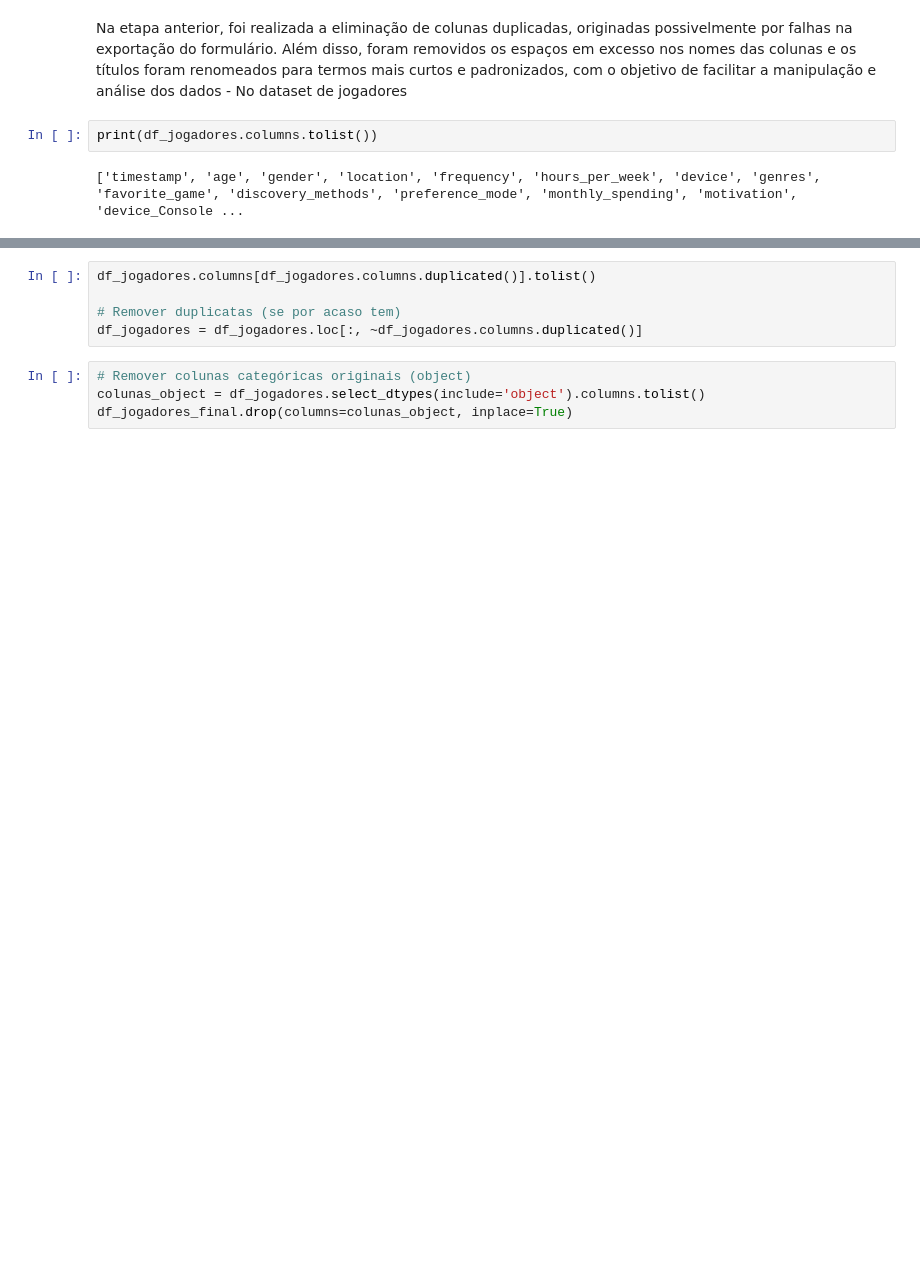
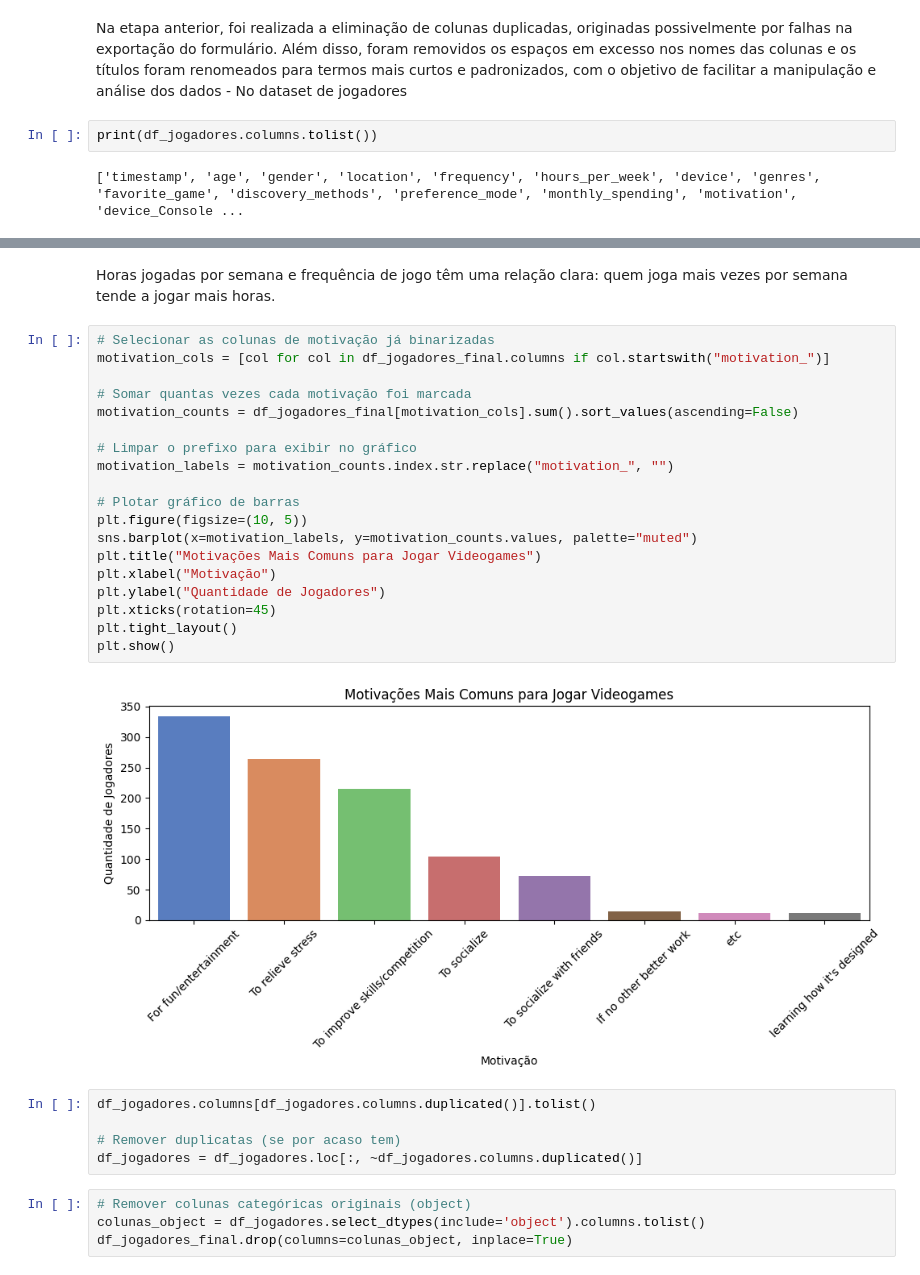
Before and after one commit to zeliasporto/game_rec, a Jupyter notebook: ProjetoFinalJogos_corrigido.ipynb, the cells around one changed output, grey strips where cells are left out. Saved outputs shown, nothing was run; the diff lists cells and outputs as text; blank space fills up the shorter version.

```diff
--- a/ProjetoFinalJogos_corrigido.ipynb
+++ b/ProjetoFinalJogos_corrigido.ipynb
@@ -382,3 +421,26 @@ df_jogadores_final = pd.concat(
+# %% [markdown]
+Horas jogadas por semana e frequência de jogo têm uma relação clara: quem joga mais vezes por semana tende a jogar mais horas.
+# %%
+# Selecionar as colunas de motivação já binarizadas
+motivation_cols = [col for col in df_jogadores_final.columns if col.startswith("motivation_")]
+
+# Somar quantas vezes cada motivação foi marcada
+motivation_counts = df_jogadores_final[motivation_cols].sum().sort_values(ascending=False)
+
+# Limpar o prefixo para exibir no gráfico
+motivation_labels = motivation_counts.index.str.replace("motivation_", "")
+
+# Plotar gráfico de barras
+plt.figure(figsize=(10, 5))
+sns.barplot(x=motivation_labels, y=motivation_counts.values, palette="muted")
+plt.title("Motivações Mais Comuns para Jogar Videogames")
+plt.xlabel("Motivação")
+plt.ylabel("Quantidade de Jogadores")
+plt.xticks(rotation=45)
+plt.tight_layout()
+plt.show()
+# %% [output]
+[figure, added]
 # %%
 df_jogadores.columns[df_jogadores.columns.duplicated()].tolist()
 
```
Also changed, not shown: parts of 14 cells of this notebook, 4 other files.
